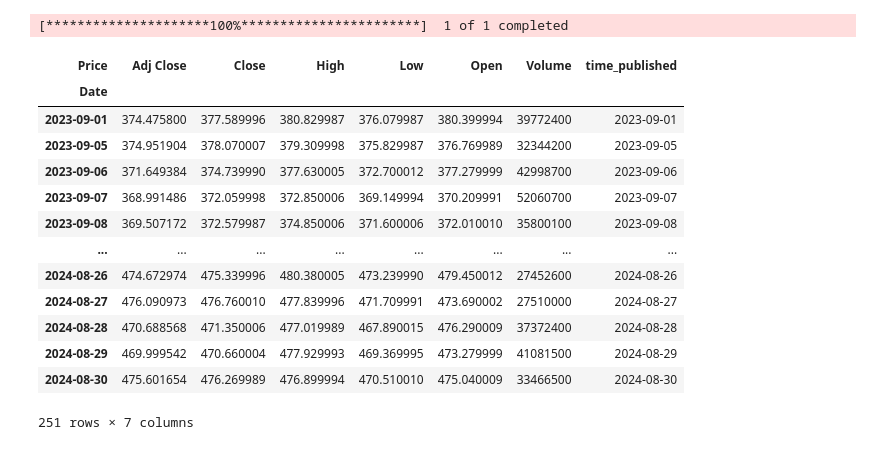
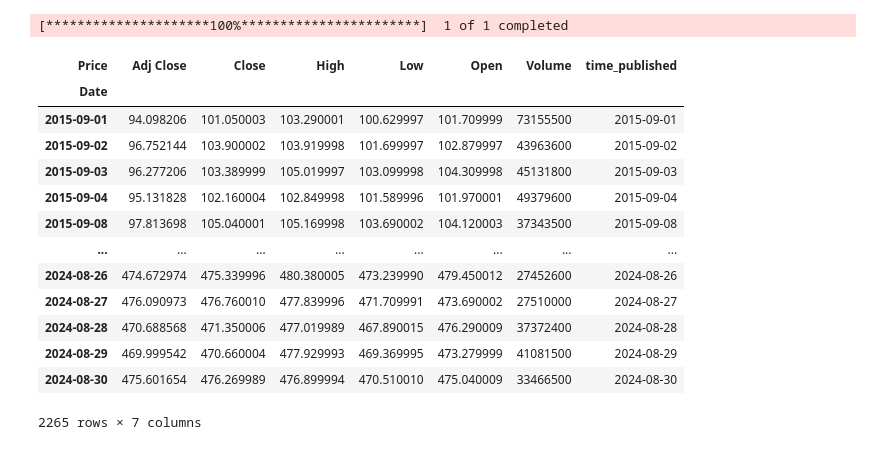
Before and after one commit to declanyg/CS506_Final_Project, a Jupyter notebook: potentialmodel.ipynb, the cells around one changed output. Cells and saved outputs as stored; diff of their text form; code cells hidden in the pictures.

```diff
--- a/potentialmodel.ipynb
+++ b/potentialmodel.ipynb
@@ -196,36 +196,36 @@ import tensorflow as tf
 from pyti.relative_strength_index import relative_strength_index as rsi
 from pyti.exponential_moving_average import exponential_moving_average as ema
 # %%
-START = "2023-09-01"
+START = "2015-09-01"
 END = "2024-09-01"
 ticker = "QQQ"
 
 # spy = yf.Ticker("SPY")
 
 stock_df = yf.download(ticker, start=START, end=END)
 stock_df = stock_df.xs(ticker, level='Ticker', axis=1)
 
 
 stock_df['time_published'] = stock_df.index
 stock_df['time_published'] = pd.to_datetime(stock_df['time_published'])
 stock_df['time_published'] = stock_df['time_published'].dt.date
 display(stock_df)
 # %% [output]
 [*********************100%***********************]  1 of 1 completed
 | Price | Adj Close | Close | High | Low | Open | Volume | time_published |
 | Date |  |  |  |  |  |  |  |
-| 2023-09-01 | 374.475800 | 377.589996 | 380.829987 | 376.079987 | 380.399994 | 39772400 | 2023-09-01 |
-| 2023-09-05 | 374.951904 | 378.070007 | 379.309998 | 375.829987 | 376.769989 | 32344200 | 2023-09-05 |
-| 2023-09-06 | 371.649384 | 374.739990 | 377.630005 | 372.700012 | 377.279999 | 42998700 | 2023-09-06 |
-| 2023-09-07 | 368.991486 | 372.059998 | 372.850006 | 369.149994 | 370.209991 | 52060700 | 2023-09-07 |
-| 2023-09-08 | 369.507172 | 372.579987 | 374.850006 | 371.600006 | 372.010010 | 35800100 | 2023-09-08 |
+| 2015-09-01 | 94.098206 | 101.050003 | 103.290001 | 100.629997 | 101.709999 | 73155500 | 2015-09-01 |
+| 2015-09-02 | 96.752144 | 103.900002 | 103.919998 | 101.699997 | 102.879997 | 43963600 | 2015-09-02 |
+| 2015-09-03 | 96.277206 | 103.389999 | 105.019997 | 103.099998 | 104.309998 | 45131800 | 2015-09-03 |
+| 2015-09-04 | 95.131828 | 102.160004 | 102.849998 | 101.589996 | 101.970001 | 49379600 | 2015-09-04 |
+| 2015-09-08 | 97.813698 | 105.040001 | 105.169998 | 103.690002 | 104.120003 | 37343500 | 2015-09-08 |
 | ... | ... | ... | ... | ... | ... | ... | ... |
 | 2024-08-26 | 474.672974 | 475.339996 | 480.380005 | 473.239990 | 479.450012 | 27452600 | 2024-08-26 |
 | 2024-08-27 | 476.090973 | 476.760010 | 477.839996 | 471.709991 | 473.690002 | 27510000 | 2024-08-27 |
 | 2024-08-28 | 470.688568 | 471.350006 | 477.019989 | 467.890015 | 476.290009 | 37372400 | 2024-08-28 |
 | 2024-08-29 | 469.999542 | 470.660004 | 477.929993 | 469.369995 | 473.279999 | 41081500 | 2024-08-29 |
 | 2024-08-30 | 475.601654 | 476.269989 | 476.899994 | 470.510010 | 475.040009 | 33466500 | 2024-08-30 |
-251 rows × 7 columns
+2265 rows × 7 columns
 # %%
 #Adding indicators
 stock_df['RSI'] = rsi(stock_df['Close'].tolist(), 15)  # 15 is the period length
```
Also changed, not shown: parts of 19 cells of this notebook.
